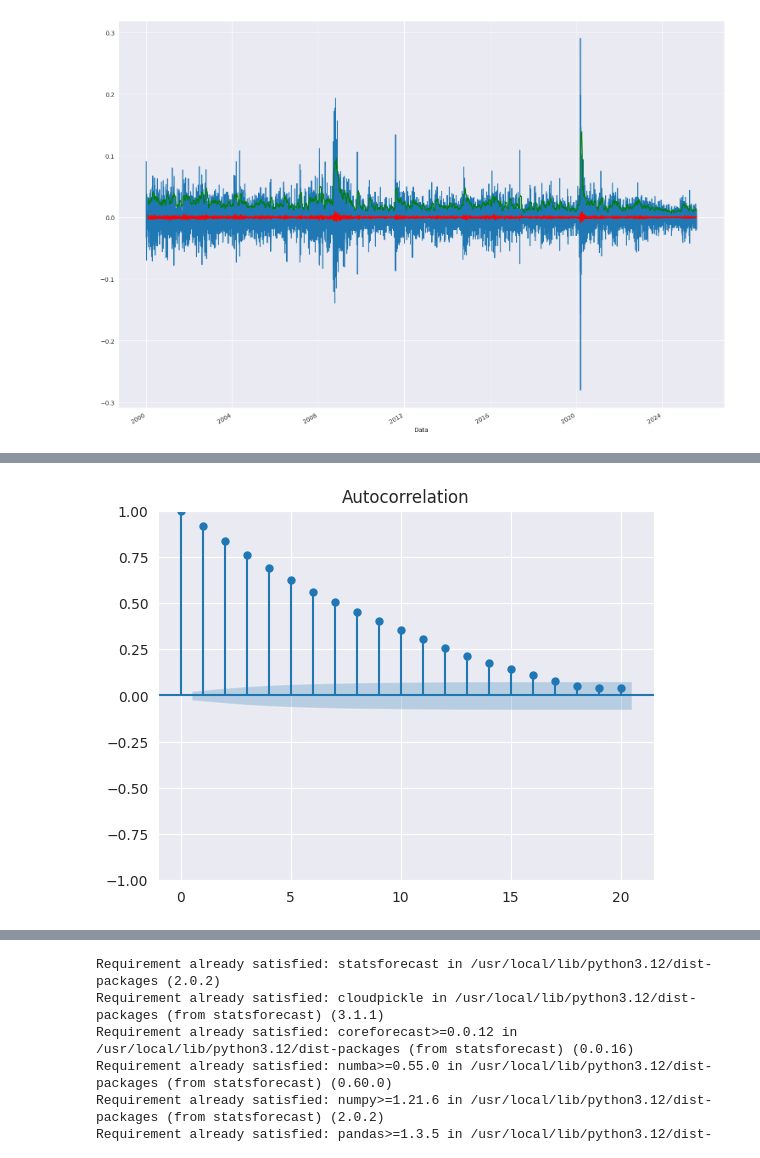
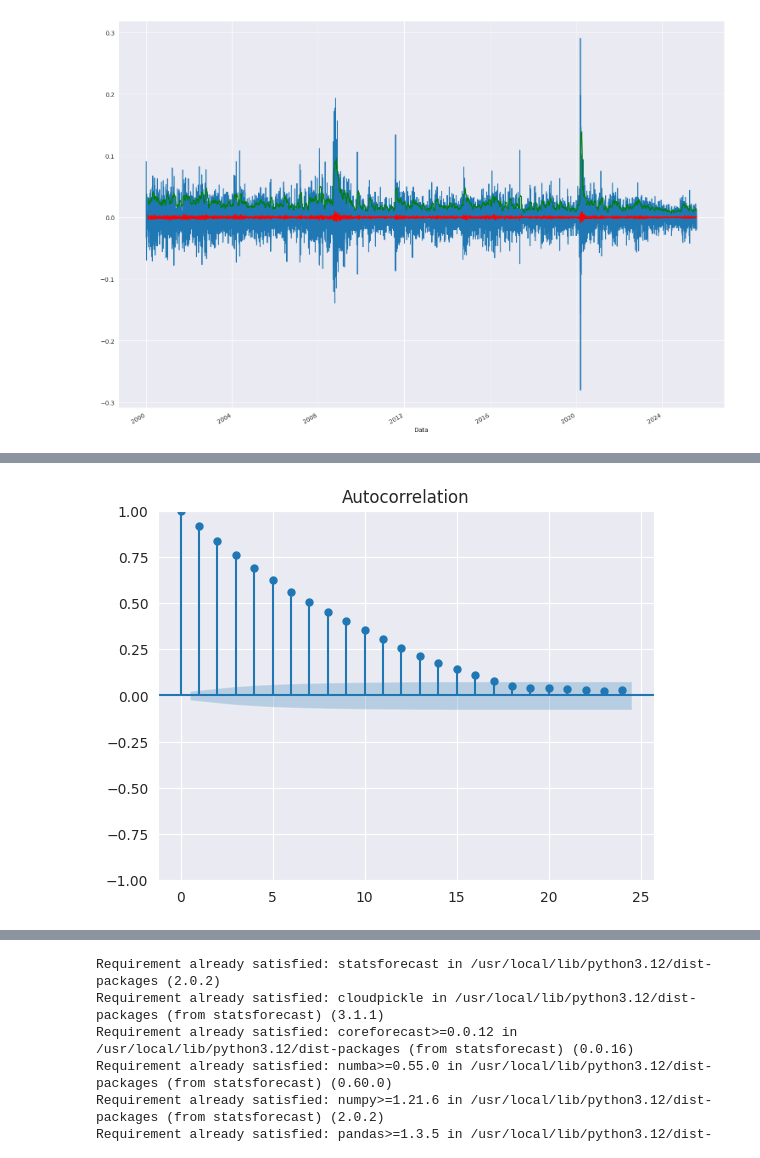
Before and after one commit to paulopetrillo/FIAP_TECH_CHALENGE_01, a Jupyter notebook: TECH_CHALENGE_01.ipynb, the cells around one changed output, grey strips where cells are left out. Drawn from its saved outputs; the diff is of its cells as text; code cells hidden in the pictures.

```diff
--- a/TECH_CHALENGE_01.ipynb
+++ b/TECH_CHALENGE_01.ipynb
@@ -635,10 +636,10 @@ plt.show()
 # %%
 from statsmodels.graphics.tsaplots import plot_acf, plot_pacf
 # %%
-plot_acf(dados_Ultimo_s, lags=20)
+plot_acf(dados_Ultimo_s, lags=24)
 plt.show()
 # %% [output]
-[figure, old version]
+[figure, new version]
 # %%
 # plot_acf(dados_Ultimo_diff, lags=20)
 # plt.show()
```
Also changed, not shown: parts of 31 cells of this notebook.
